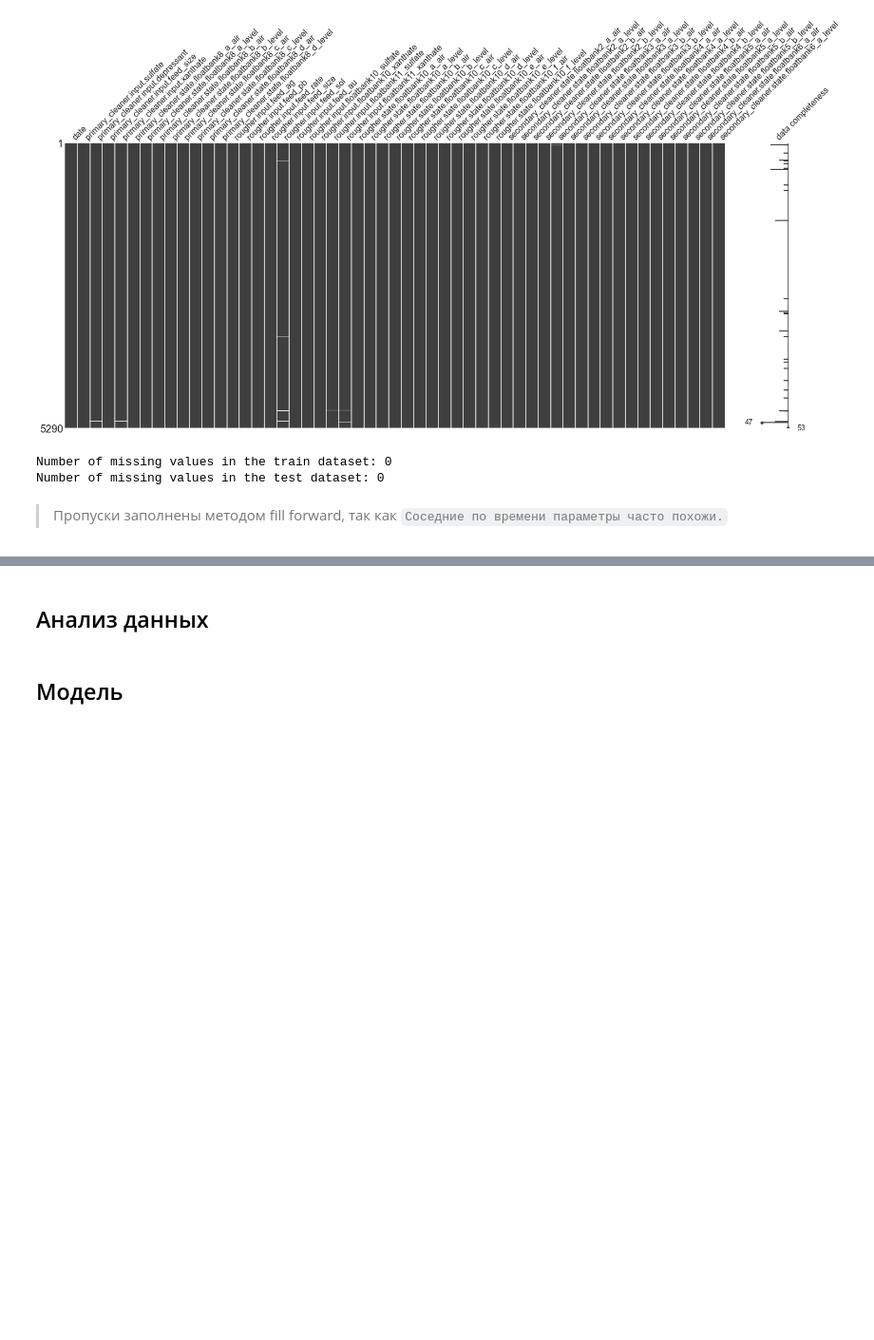
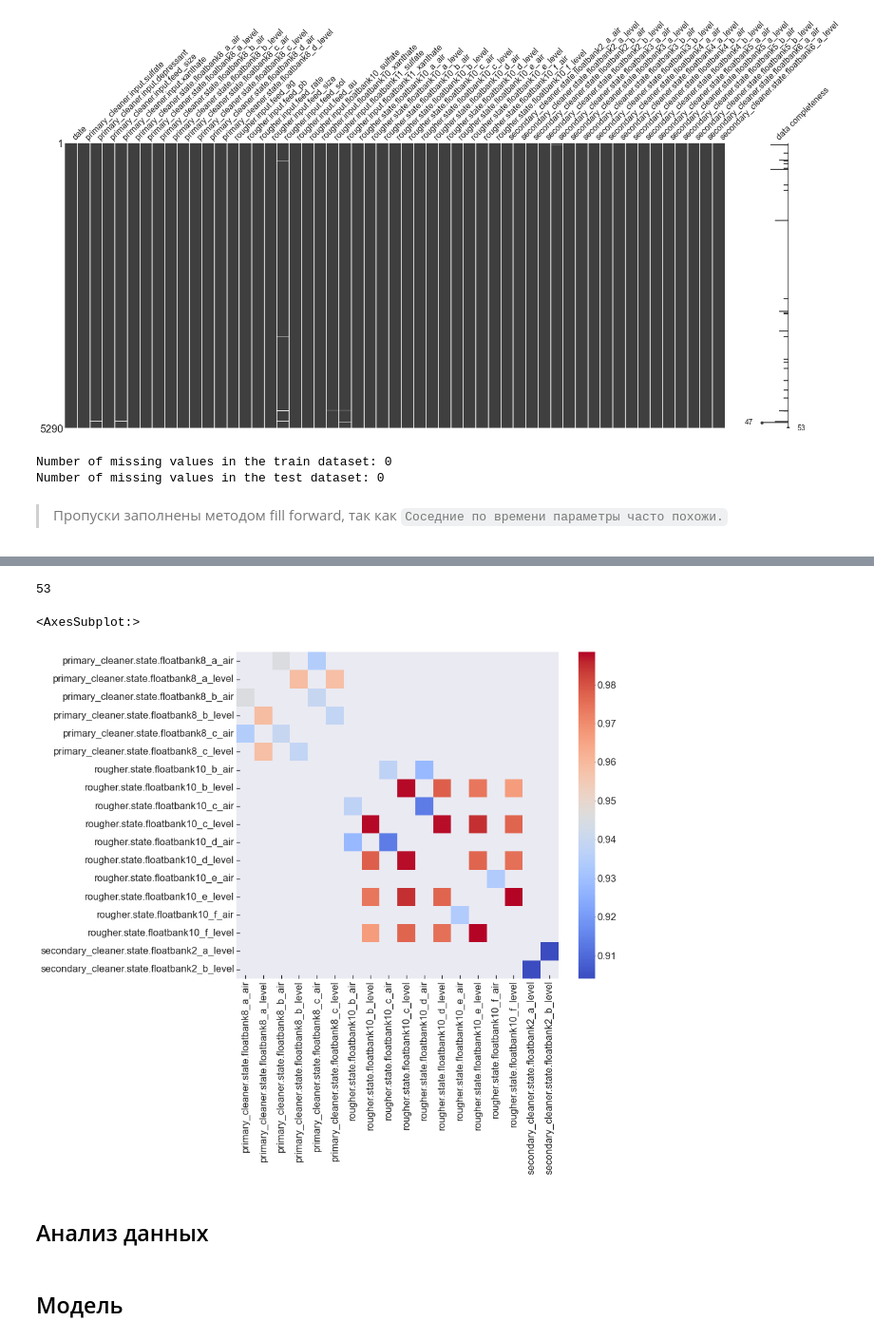
Before and after one commit to mbelveder/praktikum, a Jupyter notebook: 9_gold/gold.ipynb, the cells around one changed output, grey strips where cells are left out. Shown at 95% size. Drawn from its saved outputs; the diff is of its cells as text; code cells hidden in the pictures; blank space fills up the shorter version.

```diff
--- a/9_gold/gold.ipynb
+++ b/9_gold/gold.ipynb
@@ -186,3 +203,27 @@ Number of missing values in the test dataset: 0
+# %%
+len(train_df.columns)
+# %% [output]
+53
+# %%
+fig, ax = plt.subplots(figsize=(12, 10))
+
+df = train_df
+
+# Create correlation matrix
+corr_matrix = df.corr().abs()
+
+overcorr_matrix = corr_matrix[(corr_matrix > .9) & (corr_matrix < 1)]
+overcorr_matrix = overcorr_matrix.dropna(how='all', axis=0)
+overcorr_matrix = overcorr_matrix.dropna(how='all', axis=1)
+
+sns.heatmap(overcorr_matrix, annot=False, cmap='coolwarm', ax=ax, fmt='.2f')
+
+# to_drop = [column for column in overcorr_matrix.columns if overcorr_matrix[column].isna().sum() != 0]
+
+# to_drop
+# %% [output]
+<AxesSubplot:>
+[figure, added]
 # %% [markdown]
 ## Анализ данных
 # %% [markdown]
```
Also changed, not shown: parts of 5 cells of this notebook, 5 other files.
